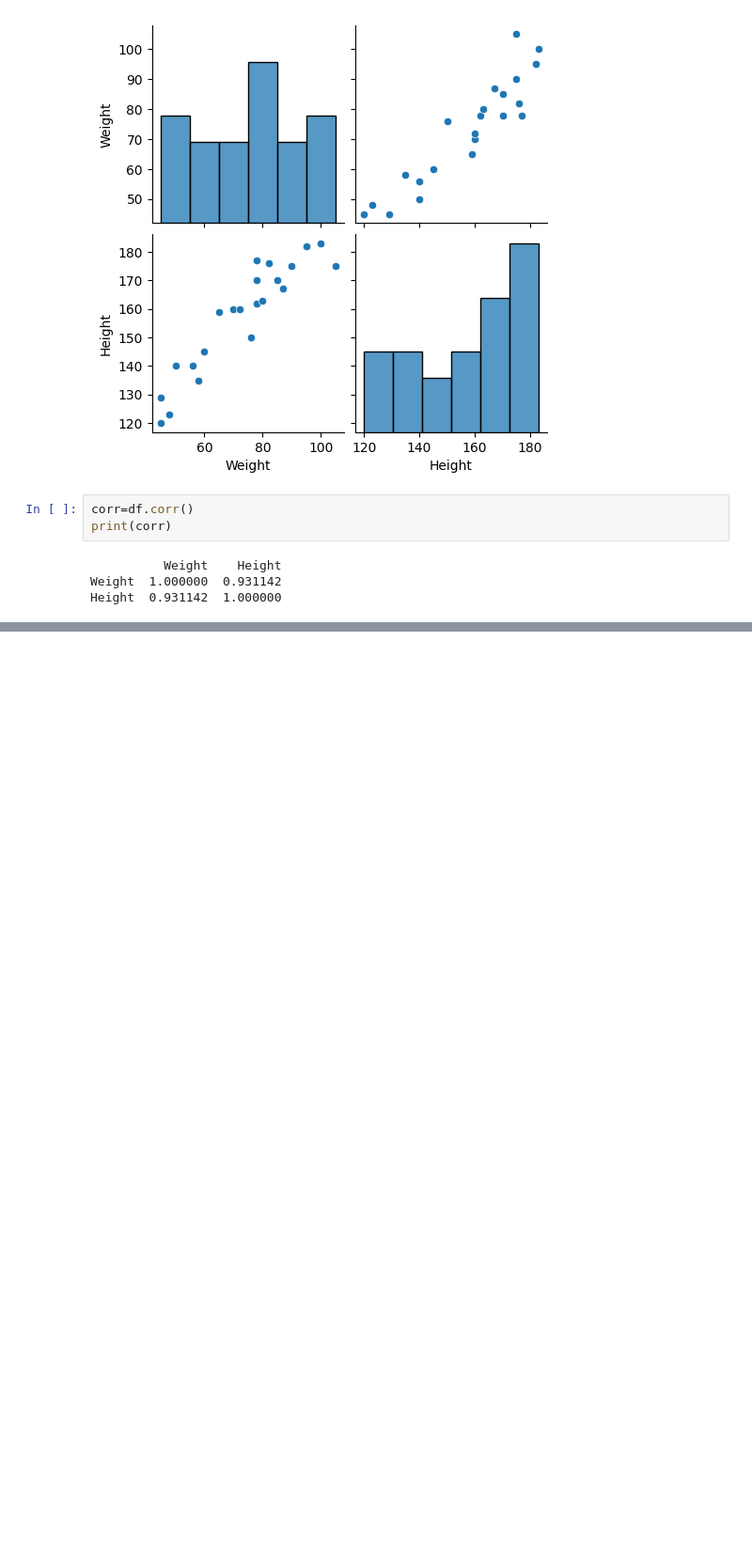
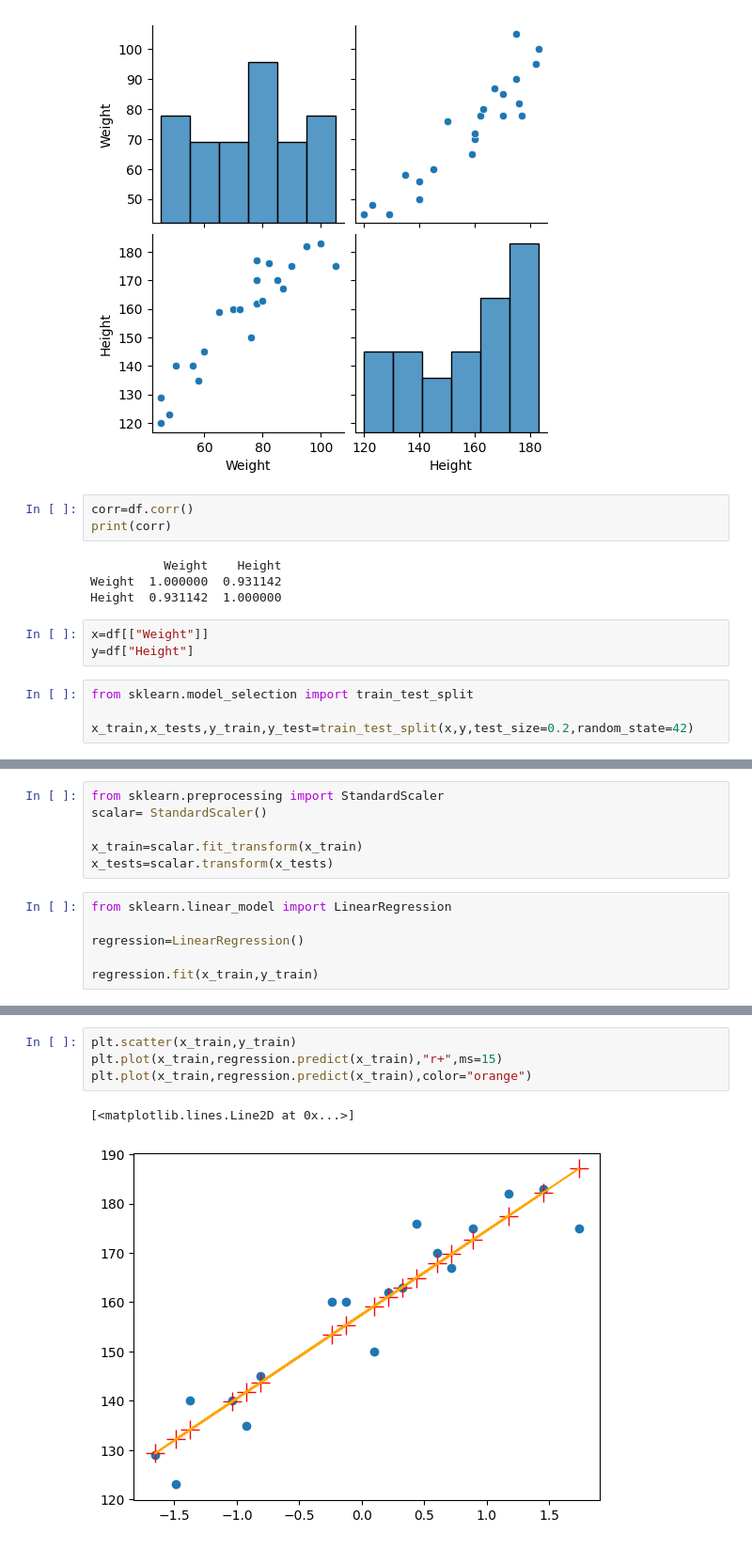
Before and after one commit to saumyaprakashnarayan/simple_linear_regression, a Jupyter notebook: linear_regression.ipynb, the cells around one changed output, grey strips where cells are left out. Shown at 94% size. Cells and saved outputs as stored; diff of their text form; blank space fills up the shorter version.

Commit message:
completed model training

```diff
--- a/linear_regression.ipynb
+++ b/linear_regression.ipynb
@@ -33,3 +33,10 @@ print(corr)
           Weight    Height
 Weight  1.000000  0.931142
 Height  0.931142  1.000000
+# %%
+x=df[["Weight"]]
+y=df["Height"]
+# %%
+from sklearn.model_selection import train_test_split
+
+x_train,x_tests,y_train,y_test=train_test_split(x,y,test_size=0.2,random_state=42)
@@ -35,0 +49,12 @@ Height  0.931142  1.000000
+# %%
+from sklearn.preprocessing import StandardScaler
+scalar= StandardScaler()
+
+x_train=scalar.fit_transform(x_train)
+x_tests=scalar.transform(x_tests)
+# %%
+from sklearn.linear_model import LinearRegression
+
+regression=LinearRegression()
+
+regression.fit(x_train,y_train)
@@ -35,0 +76,7 @@ Height  0.931142  1.000000
+# %%
+plt.scatter(x_train,y_train)
+plt.plot(x_train,regression.predict(x_train),"r+",ms=15)
+plt.plot(x_train,regression.predict(x_train),color="orange")
+# %% [output]
+[<matplotlib.lines.Line2D at 0x...>]
+[figure, added]
```
Also changed, not shown: parts of 6 cells of this notebook.
